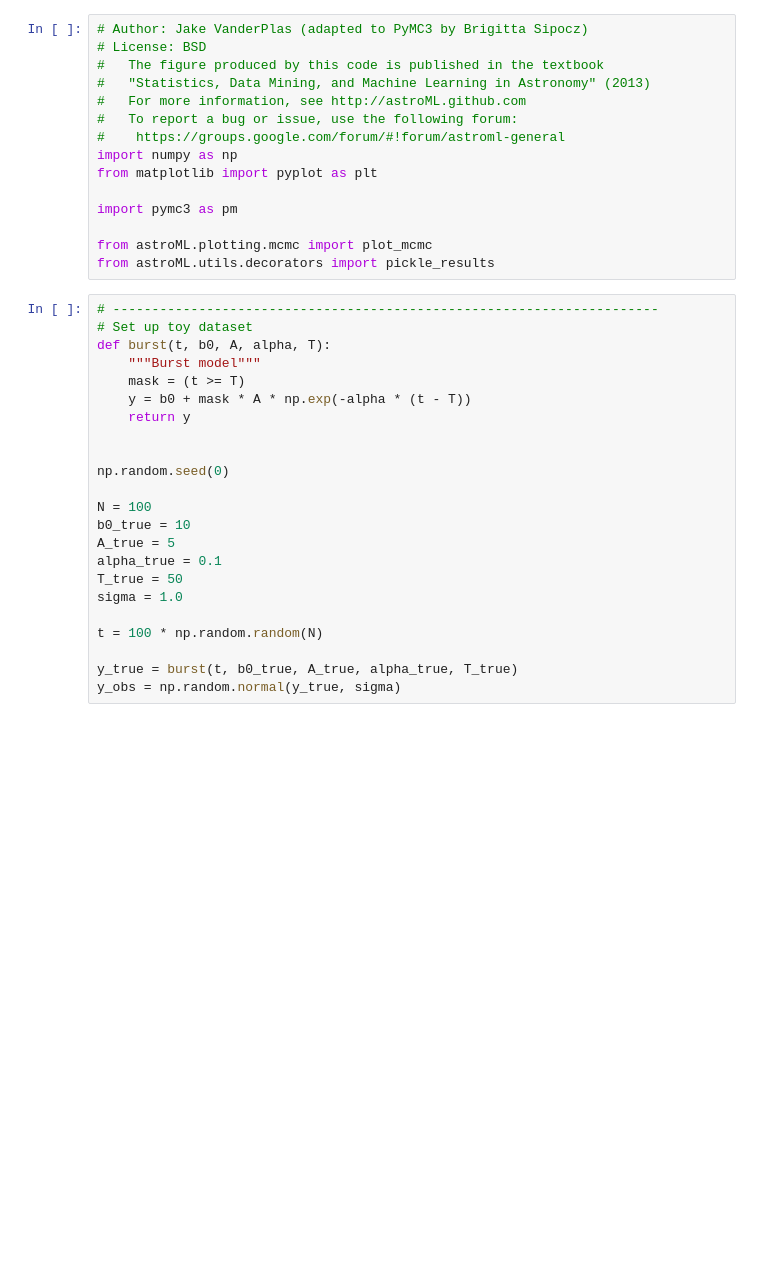
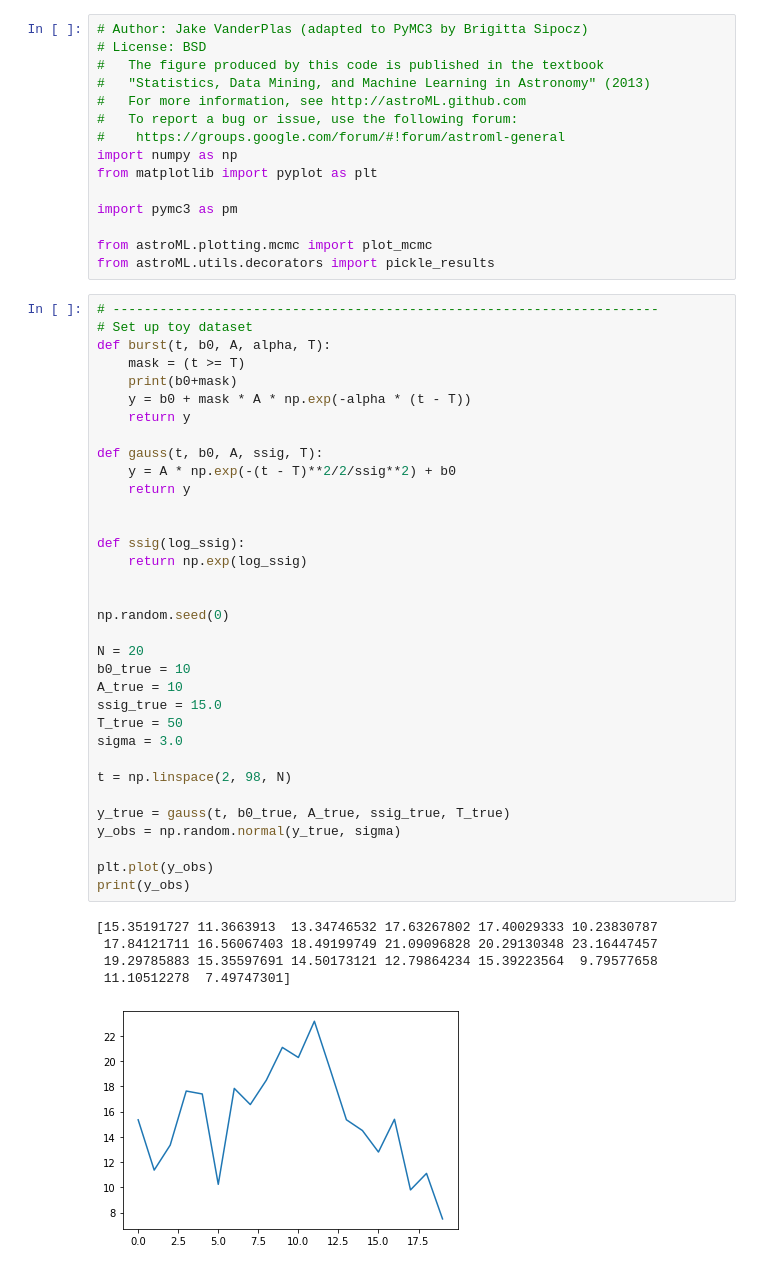
Before and after one commit to Pssales/Topicos, a Jupyter notebook: Figure 10.25-Aleatorio.ipynb, the cells around one changed output. Cells and saved outputs as stored; diff of their text form; blank space fills up the shorter version.

```diff
--- a/Figure 10.25-Aleatorio.ipynb
+++ b/Figure 10.25-Aleatorio.ipynb
@@ -16,25 +16,42 @@ from astroML.utils.decorators import pickle_results
 # %%
 # ----------------------------------------------------------------------
 # Set up toy dataset
 def burst(t, b0, A, alpha, T):
-    """Burst model"""
     mask = (t >= T)
+    print(b0+mask)
     y = b0 + mask * A * np.exp(-alpha * (t - T))
     return y
+
+def gauss(t, b0, A, ssig, T):
+    y = A * np.exp(-(t - T)**2/2/ssig**2) + b0
+    return y
+
+
+def ssig(log_ssig):
+    return np.exp(log_ssig)
 
 
 np.random.seed(0)
 
-N = 100
+N = 20
 b0_true = 10
-A_true = 5
-alpha_true = 0.1
+A_true = 10
+ssig_true = 15.0
 T_true = 50
-sigma = 1.0
+sigma = 3.0
 
-t = 100 * np.random.random(N)
+t = np.linspace(2, 98, N)
 
-y_true = burst(t, b0_true, A_true, alpha_true, T_true)
+y_true = gauss(t, b0_true, A_true, ssig_true, T_true)
 y_obs = np.random.normal(y_true, sigma)
+
+plt.plot(y_obs)
+print(y_obs)
+# %% [output]
+[15.35191727 11.3663913  13.34746532 17.63267802 17.40029333 10.23830787
+ 17.84121711 16.56067403 18.49199749 21.09096828 20.29130348 23.16447457
+ 19.29785883 15.35597691 14.50173121 12.79864234 15.39223564  9.79577658
+ 11.10512278  7.49747301]
+[figure, added]
 # %%
 limitesuperior = 5.0
```
Also changed, not shown: parts of 5 cells of this notebook, 2 other files.
